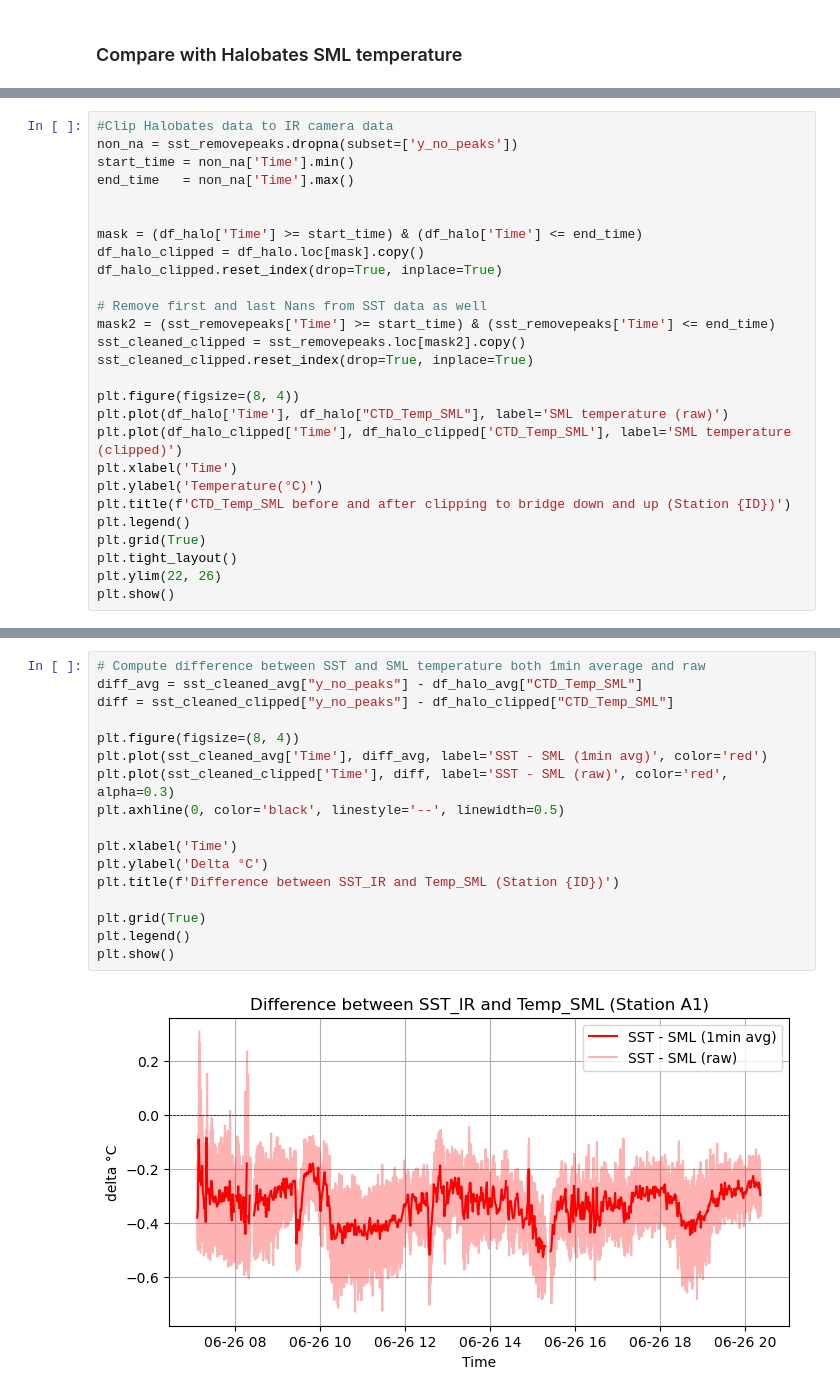
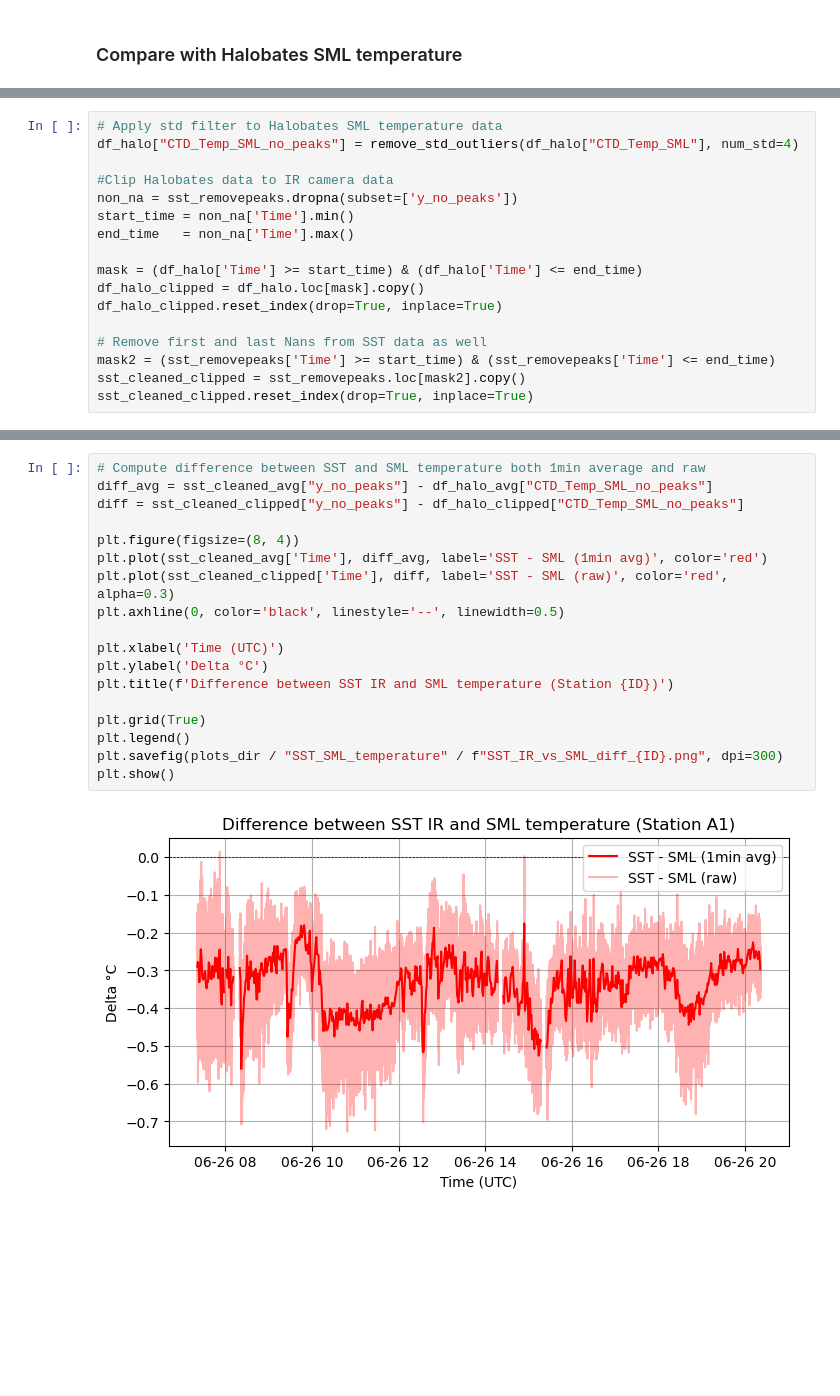
Before and after one commit to maibrittbergh/SST_RS_Meteor_2025, a Jupyter notebook: Infrared_cameras/postproc/halobates_compare.ipynb, the cells around one changed output, grey strips where cells are left out. Saved outputs shown, nothing was run; the diff lists cells and outputs as text; blank space fills up the shorter version.

```diff
--- a/Infrared_cameras/postproc/halobates_compare.ipynb
+++ b/Infrared_cameras/postproc/halobates_compare.ipynb
@@ -392,11 +402,13 @@ Name: Time, dtype: datetime64[ns]
 
 Added seconds to Halobates timestamps.
 # %%
+# Apply std filter to Halobates SML temperature data
+df_halo["CTD_Temp_SML_no_peaks"] = remove_std_outliers(df_halo["CTD_Temp_SML"], num_std=4)
+
 #Clip Halobates data to IR camera data
 non_na = sst_removepeaks.dropna(subset=['y_no_peaks'])
 start_time = non_na['Time'].min()
 end_time   = non_na['Time'].max()
-
 
 mask = (df_halo['Time'] >= start_time) & (df_halo['Time'] <= end_time)
 df_halo_clipped = df_halo.loc[mask].copy()
@@ -406,15 +418,3 @@ df_halo_clipped.reset_index(drop=True, inplace=True)
 mask2 = (sst_removepeaks['Time'] >= start_time) & (sst_removepeaks['Time'] <= end_time)
 sst_cleaned_clipped = sst_removepeaks.loc[mask2].copy()
 sst_cleaned_clipped.reset_index(drop=True, inplace=True)
-
-plt.figure(figsize=(8, 4))
-plt.plot(df_halo['Time'], df_halo["CTD_Temp_SML"], label='SML temperature (raw)')
-plt.plot(df_halo_clipped['Time'], df_halo_clipped['CTD_Temp_SML'], label='SML temperature (clipped)')
-plt.xlabel('Time')
-plt.ylabel('Temperature(°C)')
-plt.title(f'CTD_Temp_SML before and after clipping to bridge down and up (Station {ID})')
-plt.legend()
-plt.grid(True)
-plt.tight_layout()
-plt.ylim(22, 26)
-plt.show()
@@ -458,20 +473,21 @@ plt.show()
 # %%
 # Compute difference between SST and SML temperature both 1min average and raw
-diff_avg = sst_cleaned_avg["y_no_peaks"] - df_halo_avg["CTD_Temp_SML"]
-diff = sst_cleaned_clipped["y_no_peaks"] - df_halo_clipped["CTD_Temp_SML"]
+diff_avg = sst_cleaned_avg["y_no_peaks"] - df_halo_avg["CTD_Temp_SML_no_peaks"]
+diff = sst_cleaned_clipped["y_no_peaks"] - df_halo_clipped["CTD_Temp_SML_no_peaks"]
 
 plt.figure(figsize=(8, 4))
 plt.plot(sst_cleaned_avg['Time'], diff_avg, label='SST - SML (1min avg)', color='red')
 plt.plot(sst_cleaned_clipped['Time'], diff, label='SST - SML (raw)', color='red', alpha=0.3)
 plt.axhline(0, color='black', linestyle='--', linewidth=0.5)
 
-plt.xlabel('Time')
+plt.xlabel('Time (UTC)')
 plt.ylabel('Delta °C')
-plt.title(f'Difference between SST_IR and Temp_SML (Station {ID})')
+plt.title(f'Difference between SST IR and SML temperature (Station {ID})')
 
 plt.grid(True)
 plt.legend()
+plt.savefig(plots_dir / "SST_SML_temperature" / f"SST_IR_vs_SML_diff_{ID}.png", dpi=300)
 plt.show()
 # %% [output]
-[figure, old version]
+[figure, new version]
 # %%
```
Also changed, not shown: parts of 15 cells of this notebook, 14 other files.
